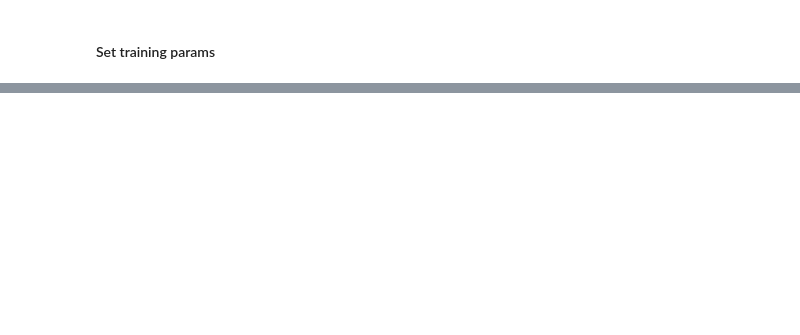
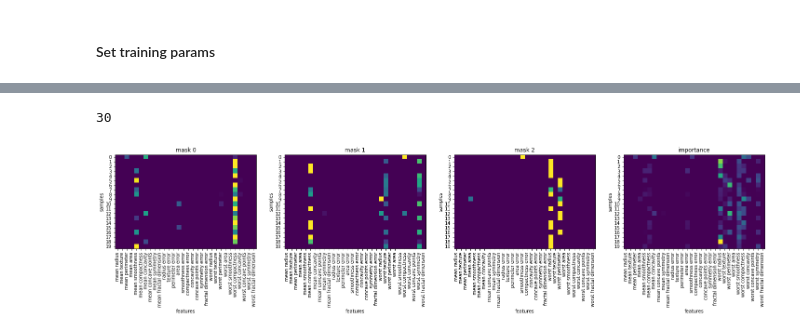
Before and after one commit to godofpdog/TabNet_Pytorch, a Jupyter notebook: [DEMO] Classification Task on Breast Cancer Dataset.ipynb, the cells around one changed output, grey strips where cells are left out. Drawn from its saved outputs; the diff is of its cells as text; code cells hidden in the pictures; blank space fills up the shorter version.

```diff
--- a/[DEMO] Classification Task on Breast Cancer Dataset.ipynb
+++ b/[DEMO] Classification Task on Breast Cancer Dataset.ipynb
@@ -22,7 +28,7 @@ print(y.shape)
 # %%
 tabnet = TabNetClassifier(
     input_dims=30, output_dims=[1], logger=logger, is_cuda=True,
-    reprs_dims=4, atten_dims=4, num_steps=4, num_indep=2, num_shared=1
+    reprs_dims=8, atten_dims=4, num_steps=3, num_indep=1, num_shared=1
 )
 # %% [markdown]
 ### Build Network Architecture
@@ -37,9 +48,14 @@ from torch.optim import Adam
 from torch.optim import lr_scheduler
 
 
-optimizer = Adam
-optimizer_params = {'lr': 2e-2}
-
-schedulers = [lr_scheduler.ExponentialLR]
+training_params = {
+    'batch_size': 512,
+    'max_epochs': 200,
+    'metrics': ['acc'],
+    'optimizer': Adam,
+    'optimizer_params': {'lr': 0.1},
+    'schedulers': [lr_scheduler.ExponentialLR],
+    'scheduler_params': {'gamma': 0.99}
+}
 # %%
-tabnet.fit(X, y.reshape(-1, 1), batch_size=512, metrics=['acc'], max_epochs=200)
+tabnet.fit(X, y.reshape(-1, 1), **training_params)
@@ -45,0 +80,60 @@ tabnet.fit(X, y.reshape(-1, 1), batch_size=512, metrics=['acc'], max_epochs=200)
+# %%
+importance, masks = tabnet.explain(X)
+# %%
+feature_names = [
+    'mean radius',
+     'mean texture',
+     'mean perimeter',
+     'mean area',
+     'mean smoothness',
+     'mean compactness',
+     'mean concavity',
+     'mean concave points',
+     'mean symmetry',
+     'mean fractal dimension',
+     'radius error',
+     'texture error',
+     'perimeter error',
+     'area error',
+     'smoothness error',
+     'compactness error',
+     'concavity error',
+     'concave points error',
+     'symmetry error',
+     'fractal dimension error',
+     'worst radius',
+     'worst texture',
+     'worst perimeter',
+     'worst area',
+     'worst smoothness',
+     'worst compactness',
+     'worst concavity',
+     'worst concave points',
+     'worst symmetry',
+     'worst fractal dimension'
+]
+len(feature_names)
+# %% [output]
+30
+# %%
+fig, axs = plt.subplots(1, 4, figsize=(25,25))
+
+for i in range(3):
+    axs[i].imshow(masks[i].cpu().numpy()[:20])
+    axs[i].set_xlabel('features')
+    axs[i].set_ylabel('samples')
+    axs[i].set_title(f"mask {i}")
+    axs[i].set_yticks(range(20))
+    axs[i].set_xticks(range(30))
+    axs[i].set_xticklabels(feature_names, rotation=90)
+
+axs[3].imshow(importance.cpu().numpy()[:20, :])
+axs[3].set_xlabel('features')
+axs[3].set_ylabel('samples')
+axs[3].set_title('importance')
+axs[3].set_yticks(range(20))
+axs[3].set_xticks(range(30))
+axs[3].set_xticklabels(feature_names, rotation=90)
+plt.show()
+# %% [output]
+[figure, added]
```
Also changed, not shown: parts of 10 cells of this notebook, 3 other files.
